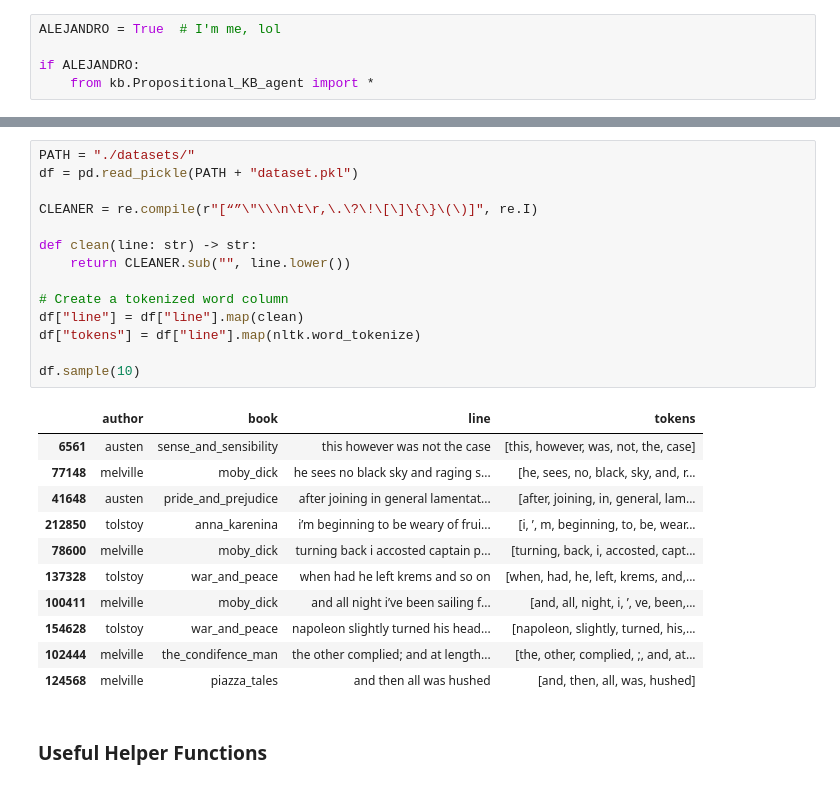
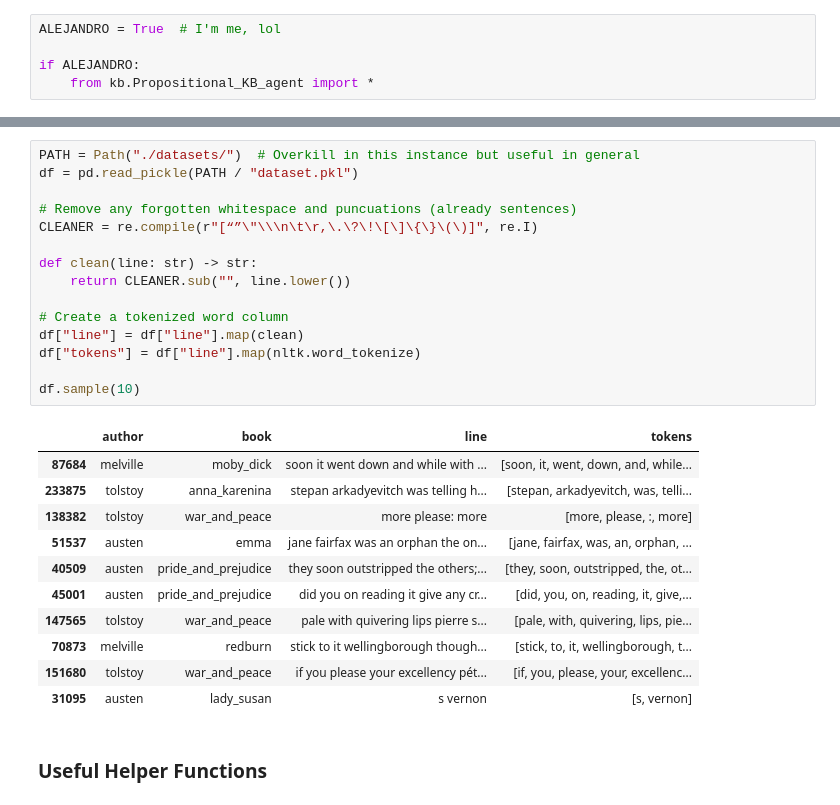
Before and after one commit to AlejandroCiuba/PyLing, a Jupyter notebook: classifiers.ipynb, the cells around one changed output, grey strips where cells are left out. Drawn from its saved outputs; the diff is of its cells as text.

```diff
--- a/classifiers.ipynb
+++ b/classifiers.ipynb
@@ -82,29 +85,30 @@ if ALEJANDRO:
 # %%
-PATH = "./datasets/"
-df = pd.read_pickle(PATH + "dataset.pkl")
+PATH = Path("./datasets/")  # Overkill in this instance but useful in general
+df = pd.read_pickle(PATH / "dataset.pkl")
 
+# Remove any forgotten whitespace and puncuations (already sentences)
 CLEANER = re.compile(r"[“”\"\\\n\t\r,\.\?\!\[\]\{\}\(\)]", re.I)
 
 def clean(line: str) -> str:
     return CLEANER.sub("", line.lower())
 
 # Create a tokenized word column
 df["line"] = df["line"].map(clean)
 df["tokens"] = df["line"].map(nltk.word_tokenize)
 
 df.sample(10)
 # %% [output]
 |  | author | book | line | tokens |
-| 6561 | austen | sense_and_sensibility | this however was not the case | [this, however, was, not, the, case] |
-| 77148 | melville | moby_dick | he sees no black sky and raging s... | [he, sees, no, black, sky, and, r... |
-| 41648 | austen | pride_and_prejudice | after joining in general lamentat... | [after, joining, in, general, lam... |
-| 212850 | tolstoy | anna_karenina | i’m beginning to be weary of frui... | [i, ’, m, beginning, to, be, wear... |
-| 78600 | melville | moby_dick | turning back i accosted captain p... | [turning, back, i, accosted, capt... |
-| 137328 | tolstoy | war_and_peace | when had he left krems and so on | [when, had, he, left, krems, and,... |
-| 100411 | melville | moby_dick | and all night i’ve been sailing f... | [and, all, night, i, ’, ve, been,... |
-| 154628 | tolstoy | war_and_peace | napoleon slightly turned his head... | [napoleon, slightly, turned, his,... |
-| 102444 | melville | the_condifence_man | the other complied; and at length... | [the, other, complied, ;, and, at... |
-| 124568 | melville | piazza_tales | and then all was hushed | [and, then, all, was, hushed] |
+| 87684 | melville | moby_dick | soon it went down and while with ... | [soon, it, went, down, and, while... |
+| 233875 | tolstoy | anna_karenina | stepan arkadyevitch was telling h... | [stepan, arkadyevitch, was, telli... |
+| 138382 | tolstoy | war_and_peace | more please: more | [more, please, :, more] |
+| 51537 | austen | emma | jane fairfax was an orphan the on... | [jane, fairfax, was, an, orphan, ... |
+| 40509 | austen | pride_and_prejudice | they soon outstripped the others;... | [they, soon, outstripped, the, ot... |
+| 45001 | austen | pride_and_prejudice | did you on reading it give any cr... | [did, you, on, reading, it, give,... |
+| 147565 | tolstoy | war_and_peace | pale with quivering lips pierre s... | [pale, with, quivering, lips, pie... |
+| 70873 | melville | redburn | stick to it wellingborough though... | [stick, to, it, wellingborough, t... |
+| 151680 | tolstoy | war_and_peace | if you please your excellency pét... | [if, you, please, your, excellenc... |
+| 31095 | austen | lady_susan | s vernon | [s, vernon] |
 # %% [markdown]
 ### Useful Helper Functions
 # %%
```
Also changed, not shown: parts of 25 cells of this notebook.
